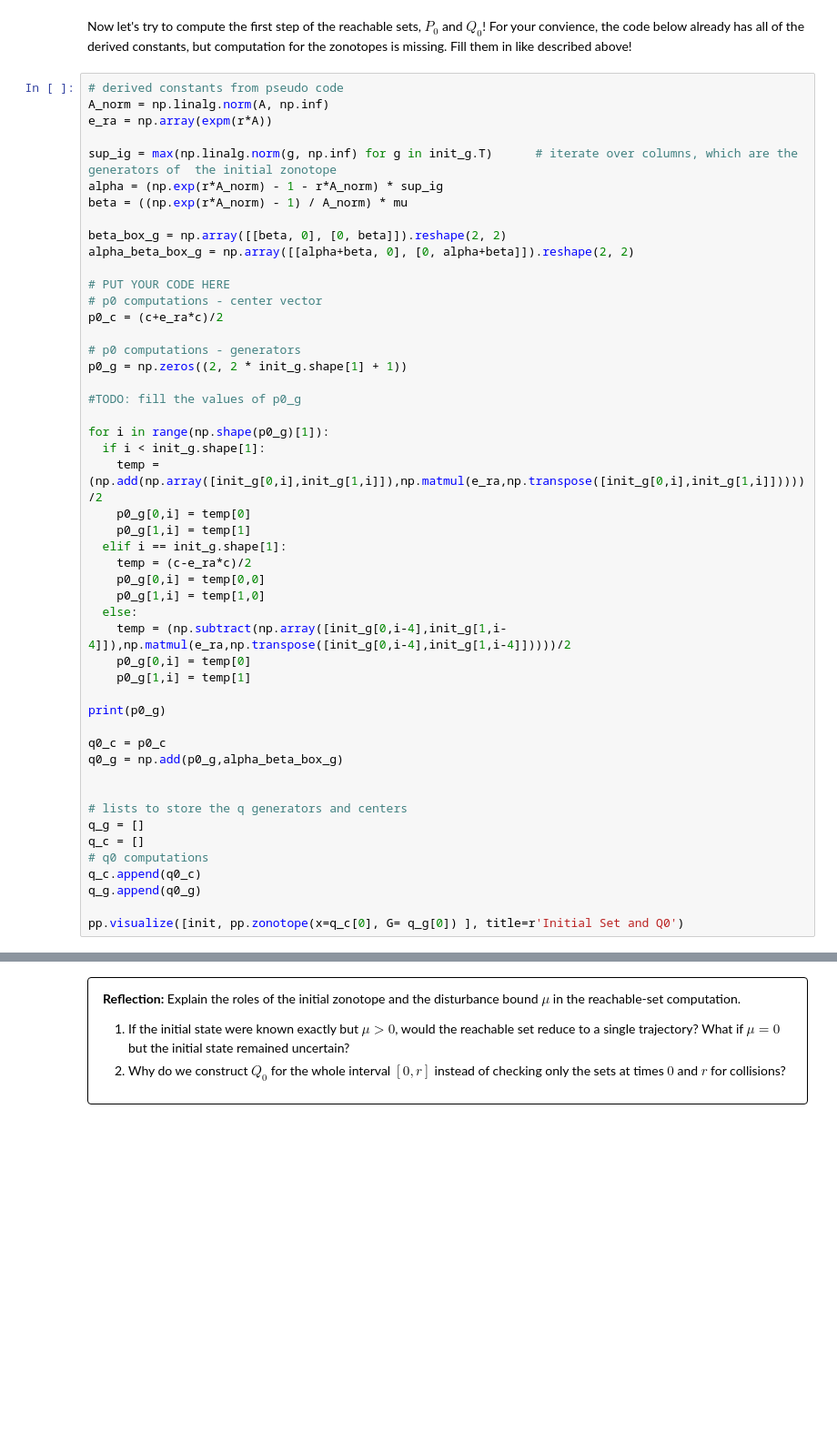
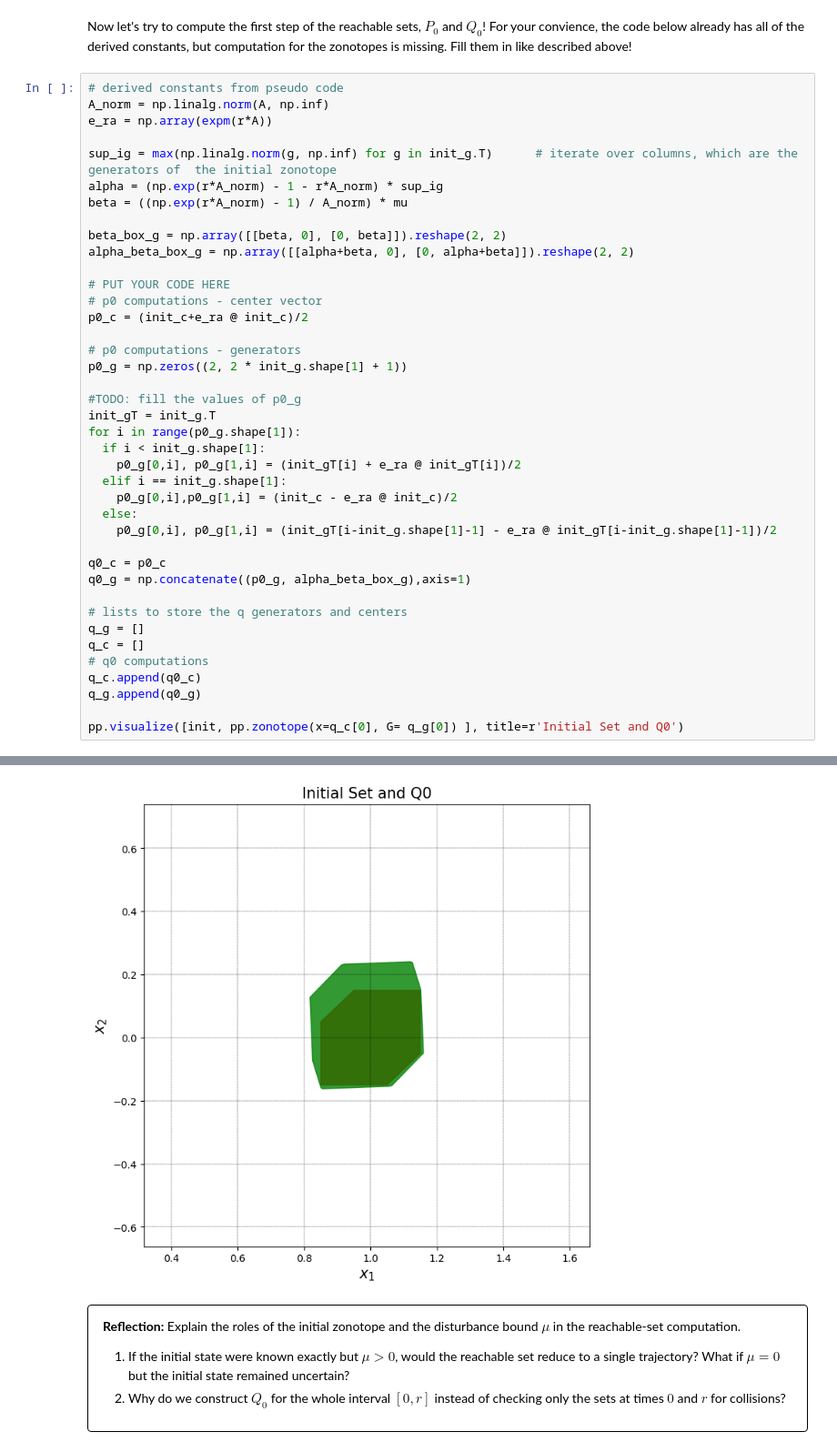
Before and after one commit to lauravanaga9/tut1_reachability, a Jupyter notebook: tut1_reachability_Elevel.ipynb, the cells around one changed output, grey strips where cells are left out. Shown at 91% size. Drawn from its saved outputs; the diff is of its cells as text; blank space fills up the shorter version.

```diff
--- a/tut1_reachability_Elevel.ipynb
+++ b/tut1_reachability_Elevel.ipynb
@@ -308,32 +314,23 @@ alpha_beta_box_g = np.array([[alpha+beta, 0], [0, alpha+beta]]).reshape(2, 2)
 
 # PUT YOUR CODE HERE
 # p0 computations - center vector
-p0_c = (c+e_ra*c)/2
+p0_c = (init_c+e_ra @ init_c)/2
 
 # p0 computations - generators
 p0_g = np.zeros((2, 2 * init_g.shape[1] + 1))
 
 #TODO: fill the values of p0_g
-
-for i in range(np.shape(p0_g)[1]):
+init_gT = init_g.T
+for i in range(p0_g.shape[1]):
   if i < init_g.shape[1]:
-    temp = (np.add(np.array([init_g[0,i],init_g[1,i]]),np.matmul(e_ra,np.transpose([init_g[0,i],init_g[1,i]]))))/2
-    p0_g[0,i] = temp[0]
-    p0_g[1,i] = temp[1]
+    p0_g[0,i], p0_g[1,i] = (init_gT[i] + e_ra @ init_gT[i])/2
   elif i == init_g.shape[1]:
-    temp = (c-e_ra*c)/2
-    p0_g[0,i] = temp[0,0]
-    p0_g[1,i] = temp[1,0]
+    p0_g[0,i],p0_g[1,i] = (init_c - e_ra @ init_c)/2
   else:
-    temp = (np.subtract(np.array([init_g[0,i-4],init_g[1,i-4]]),np.matmul(e_ra,np.transpose([init_g[0,i-4],init_g[1,i-4]]))))/2
-    p0_g[0,i] = temp[0]
-    p0_g[1,i] = temp[1]
-
-print(p0_g)
+    p0_g[0,i], p0_g[1,i] = (init_gT[i-init_g.shape[1]-1] - e_ra @ init_gT[i-init_g.shape[1]-1])/2
 
 q0_c = p0_c
-q0_g = np.add(p0_g,alpha_beta_box_g)
-
+q0_g = np.concatenate((p0_g, alpha_beta_box_g),axis=1)
 
 # lists to store the q generators and centers
 q_g = []
@@ -352,3 +344,4 @@ ValueError: operands could not be broadcast together with shapes (2,7) (2,2)
+[figure, added]
 # %% [markdown]
 <style>.tut1-reflection > :last-child { margin-bottom: 0; }</style>
 
```
Also changed, not shown: parts of 7 cells of this notebook.
